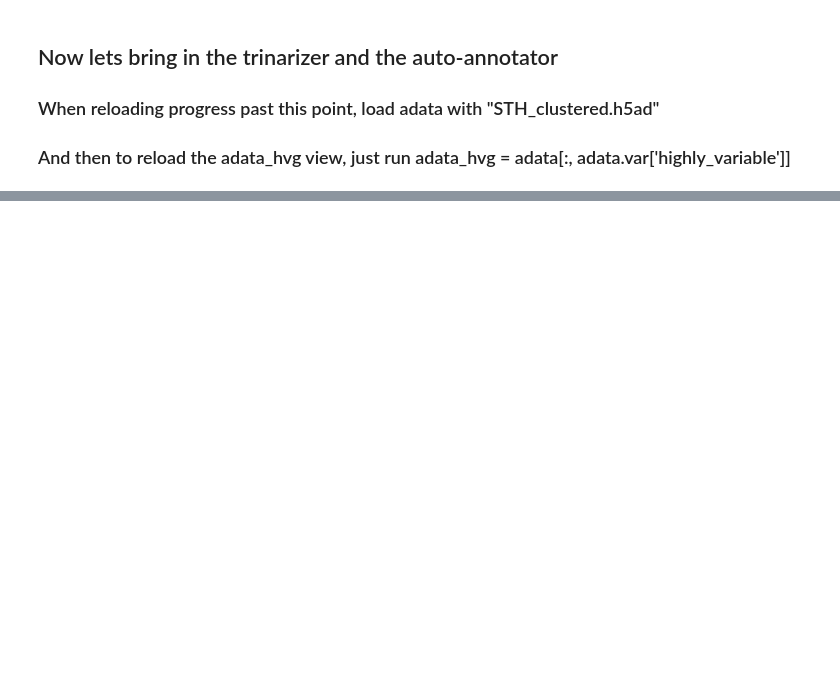
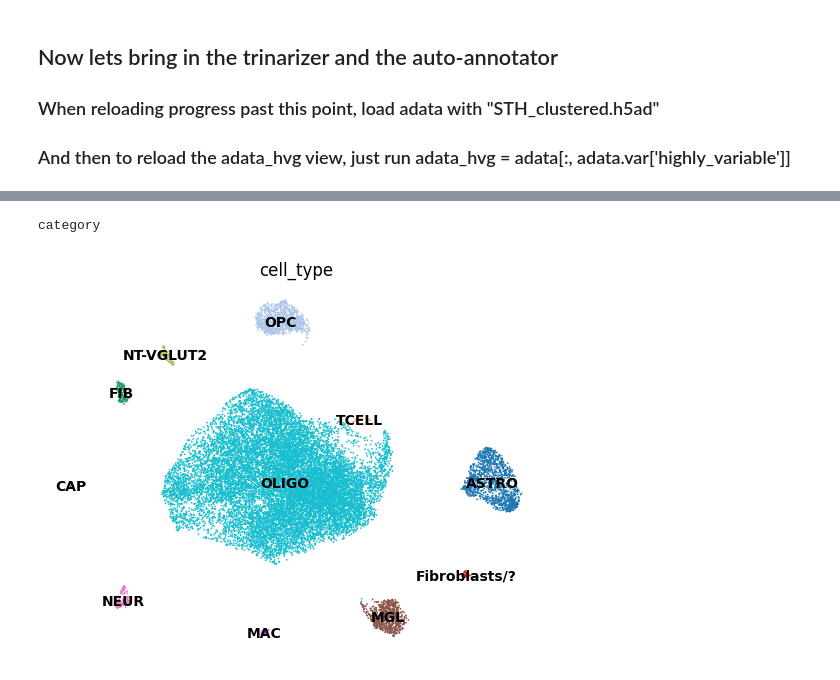
Before and after one commit to saatvik-viniak/sc-RNA-atlas, a Jupyter notebook: sample_scanpy.ipynb, the cells around one changed output, grey strips where cells are left out. Saved outputs shown, nothing was run; the diff lists cells and outputs as text; code cells hidden in the pictures; blank space fills up the shorter version.

```diff
--- a/sample_scanpy.ipynb
+++ b/sample_scanpy.ipynb
@@ -447,0 +486,30 @@ adata = add_annotations_to_adata(adata, annotations, cluster_key="leiden", obs_k
+# %%
+updated_annotations = {
+  "0": "OLIGO",
+  "1": "OLIGO",
+  "2": "OLIGO",
+  "3": "OLIGO",
+  "4": "OLIGO",
+  "5": "ASTRO",
+  "6": "OPC",
+  "7": "OLIGO",
+  "8": "MGL",
+  "9": "FIB",
+  "10": "NEUR",
+  "11": "NT-VGLUT2",
+  "12": "Fibroblasts/?",
+  "13": "MAC",
+  "14": "TCELL",
+  "15": "CAP"
+}
+# %%
+print(adata.obs['leiden'].dtype)
+# %% [output]
+category
+# %%
+adata.obs['cell_type'] = adata.obs['leiden'].astype(str).map(updated_annotations)
+adata_hvg.obs['cell_type'] = adata_hvg.obs['leiden'].astype(str).map(updated_annotations)
+# %%
+sc.pl.umap(adata_hvg, color = ['cell_type'], frameon=False, legend_loc='on data')
+# %% [output]
+[figure, added]
```
Also changed, not shown: parts of 27 cells of this notebook.
